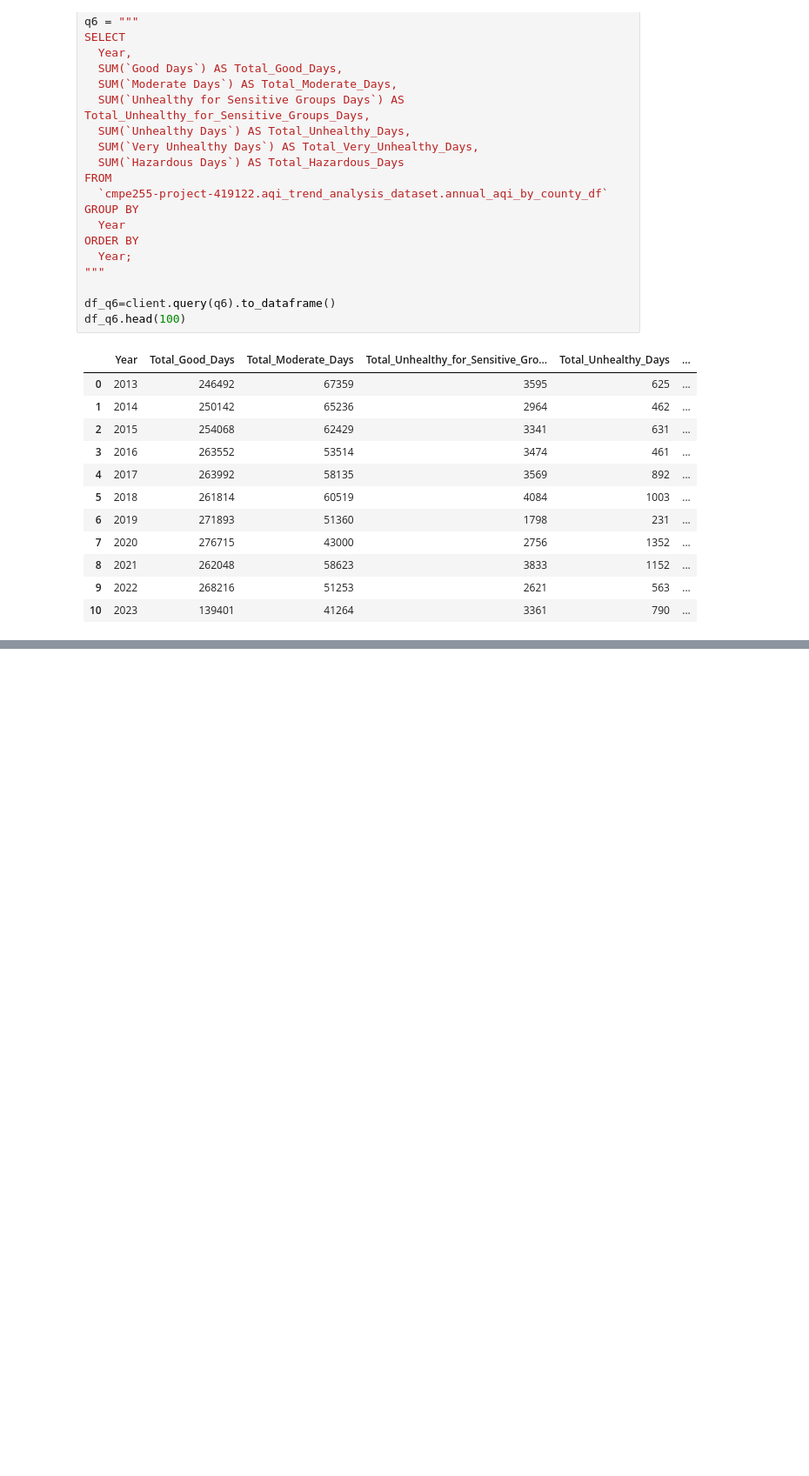
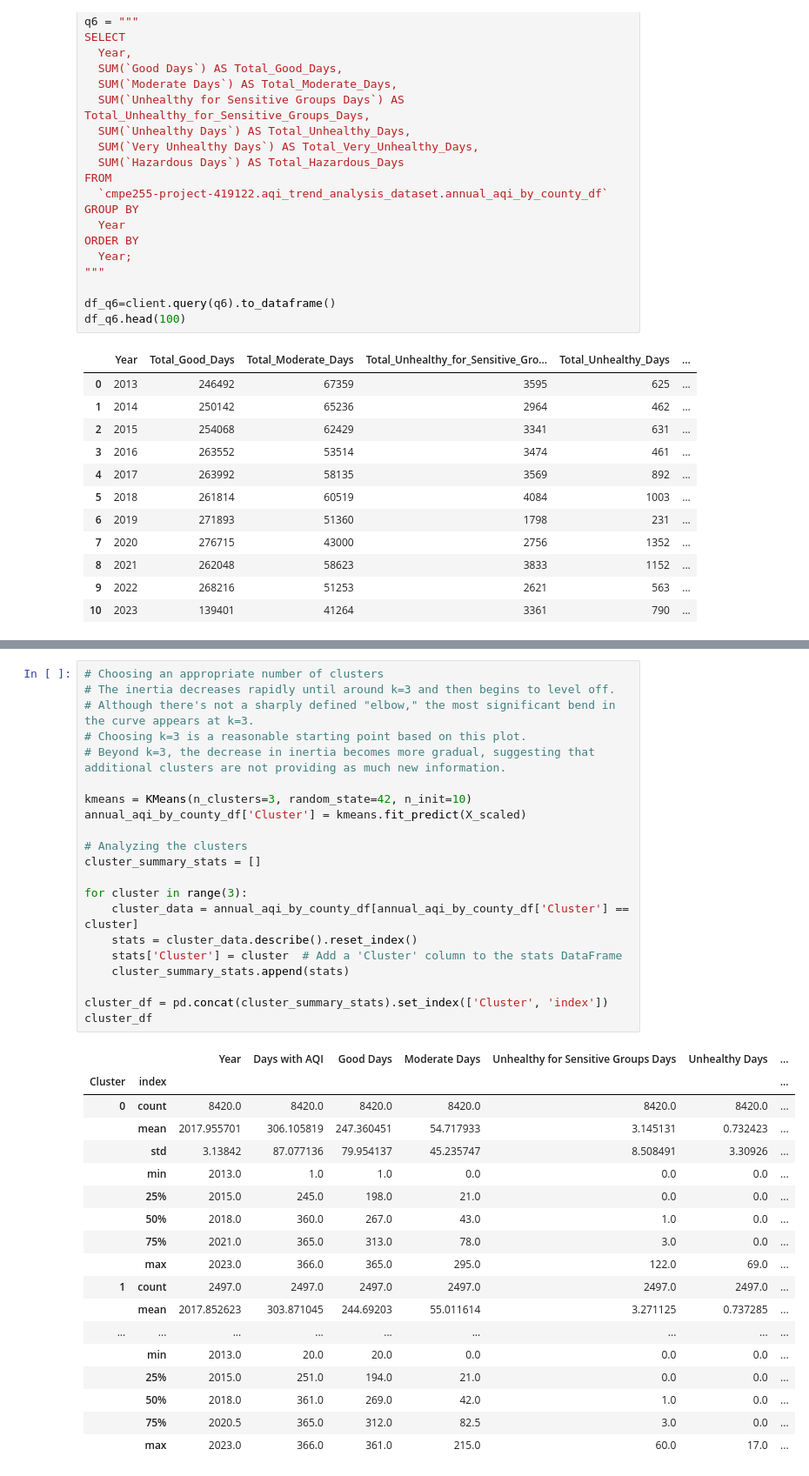
Before and after one commit to HieuVuong001/AQI_analysis, a Jupyter notebook: ProjectCode_CMPE255.ipynb, the cells around one changed output, grey strips where cells are left out. Shown: that part at 87% size. Saved outputs shown, nothing was run; the diff lists cells and outputs as text; blank space fills up the shorter version.

```diff
--- a/ProjectCode_CMPE255.ipynb
+++ b/ProjectCode_CMPE255.ipynb
@@ -619,0 +649,40 @@ fig.show()
+# %%
+# Choosing an appropriate number of clusters
+# The inertia decreases rapidly until around k=3 and then begins to level off.
+# Although there's not a sharply defined "elbow," the most significant bend in the curve appears at k=3.
+# Choosing k=3 is a reasonable starting point based on this plot.
+# Beyond k=3, the decrease in inertia becomes more gradual, suggesting that additional clusters are not providing as much new information.
+
+kmeans = KMeans(n_clusters=3, random_state=42, n_init=10)
+annual_aqi_by_county_df['Cluster'] = kmeans.fit_predict(X_scaled)
+
+# Analyzing the clusters
+cluster_summary_stats = []
+
+for cluster in range(3):
+    cluster_data = annual_aqi_by_county_df[annual_aqi_by_county_df['Cluster'] == cluster]
+    stats = cluster_data.describe().reset_index()
+    stats['Cluster'] = cluster  # Add a 'Cluster' column to the stats DataFrame
+    cluster_summary_stats.append(stats)
+
+cluster_df = pd.concat(cluster_summary_stats).set_index(['Cluster', 'index'])
+cluster_df
+# %% [output]
+|  |  | Year | Days with AQI | Good Days | Moderate Days | Unhealthy for Sensitive Groups Days | Unhealthy Days | ... |
+| Cluster | index |  |  |  |  |  |  | ... |
+| 0 | count | 8420.0 | 8420.0 | 8420.0 | 8420.0 | 8420.0 | 8420.0 | ... |
+|  | mean | 2017.955701 | 306.105819 | 247.360451 | 54.717933 | 3.145131 | 0.732423 | ... |
+|  | std | 3.13842 | 87.077136 | 79.954137 | 45.235747 | 8.508491 | 3.30926 | ... |
+|  | min | 2013.0 | 1.0 | 1.0 | 0.0 | 0.0 | 0.0 | ... |
+|  | 25% | 2015.0 | 245.0 | 198.0 | 21.0 | 0.0 | 0.0 | ... |
+|  | 50% | 2018.0 | 360.0 | 267.0 | 43.0 | 1.0 | 0.0 | ... |
+|  | 75% | 2021.0 | 365.0 | 313.0 | 78.0 | 3.0 | 0.0 | ... |
+|  | max | 2023.0 | 366.0 | 365.0 | 295.0 | 122.0 | 69.0 | ... |
+| 1 | count | 2497.0 | 2497.0 | 2497.0 | 2497.0 | 2497.0 | 2497.0 | ... |
+|  | mean | 2017.852623 | 303.871045 | 244.69203 | 55.011614 | 3.271125 | 0.737285 | ... |
+| ... | ... | ... | ... | ... | ... | ... | ... | ... |
+|  | min | 2013.0 | 20.0 | 20.0 | 0.0 | 0.0 | 0.0 | ... |
+|  | 25% | 2015.0 | 251.0 | 194.0 | 21.0 | 0.0 | 0.0 | ... |
+|  | 50% | 2018.0 | 361.0 | 269.0 | 42.0 | 1.0 | 0.0 | ... |
+|  | 75% | 2020.5 | 365.0 | 312.0 | 82.5 | 3.0 | 0.0 | ... |
+|  | max | 2023.0 | 366.0 | 361.0 | 215.0 | 60.0 | 17.0 | ... |
```
Also changed, not shown: parts of 18 cells of this notebook.
